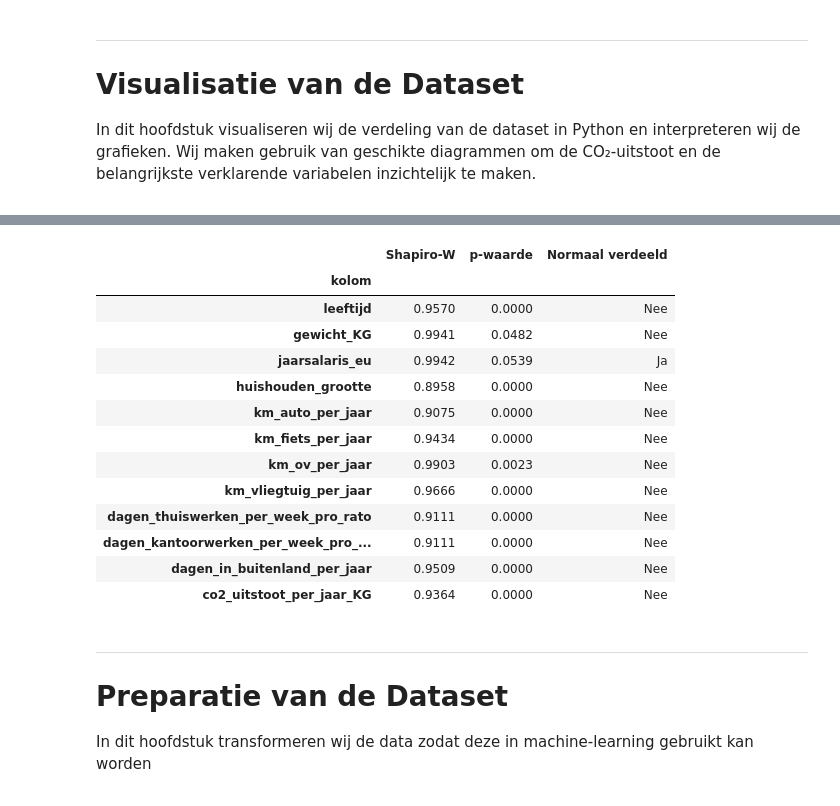
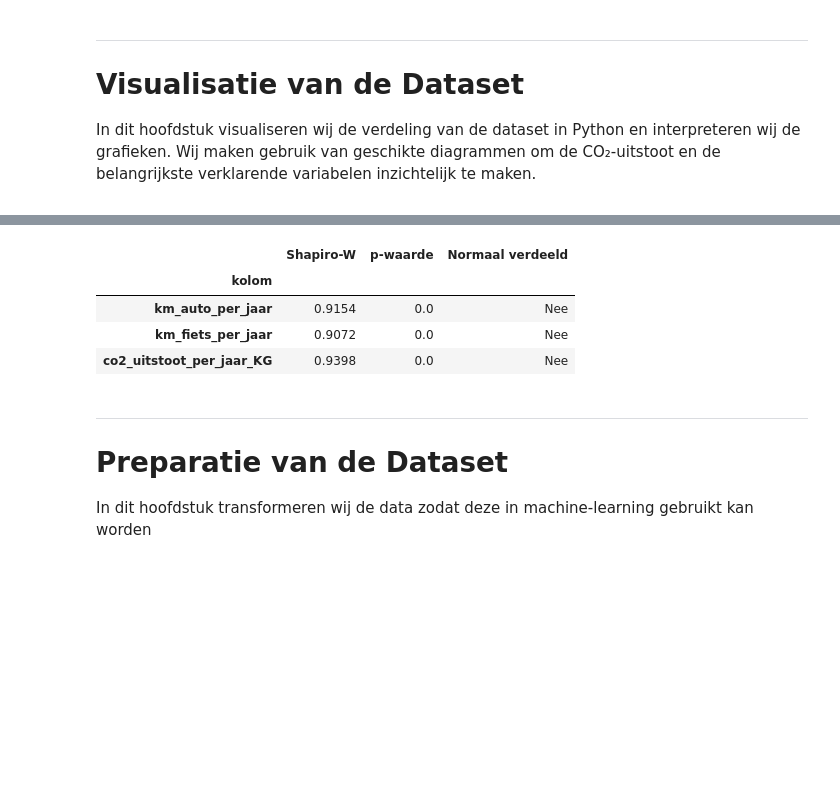
Before and after one commit to EchoinSilences/WiskundePortfolioHHS, a Jupyter notebook: Onderzoek.ipynb, the cells around one changed output, grey strips where cells are left out. Cells and saved outputs as stored; diff of their text form; code cells hidden in the pictures; blank space fills up the shorter version.

```diff
--- a/Onderzoek.ipynb
+++ b/Onderzoek.ipynb
@@ -248,37 +256,25 @@ plt.show()
 # %%
 # Python: Toets, met behulp van statistiek, of de verdelingen normaal verdeeld zijn.
 # Shapiro-Wilk toets voor alle numerieke kolommen (max 500 rijen vanwege gevoeligheid bij grote datasets)
 
-numeric_cols = df.select_dtypes(include='number').columns.drop('persoon_ID', errors='ignore')
-
 resultaten = []
-for col in numeric_cols:
-    steekproef = df[col].dropna().sample(min(500, len(df)), random_state=42)
-    stat, p = stats.shapiro(steekproef)
+for col in gekozen_vars + [target]:
+    stat, p = stats.shapiro(df[col])
     resultaten.append({
         'kolom': col,
         'Shapiro-W': round(stat, 4),
         'p-waarde': round(p, 4),
         'Normaal verdeeld': 'Ja' if p > 0.05 else 'Nee'
     })
 
 shapiro_df = pd.DataFrame(resultaten).set_index('kolom')
 display(shapiro_df)
 # %% [output]
 |  | Shapiro-W | p-waarde | Normaal verdeeld |
 | kolom |  |  |  |
-| leeftijd | 0.9570 | 0.0000 | Nee |
-| gewicht_KG | 0.9941 | 0.0482 | Nee |
-| jaarsalaris_eu | 0.9942 | 0.0539 | Ja |
-| huishouden_grootte | 0.8958 | 0.0000 | Nee |
-| km_auto_per_jaar | 0.9075 | 0.0000 | Nee |
-| km_fiets_per_jaar | 0.9434 | 0.0000 | Nee |
-| km_ov_per_jaar | 0.9903 | 0.0023 | Nee |
-| km_vliegtuig_per_jaar | 0.9666 | 0.0000 | Nee |
-| dagen_thuiswerken_per_week_pro_rato | 0.9111 | 0.0000 | Nee |
-| dagen_kantoorwerken_per_week_pro_... | 0.9111 | 0.0000 | Nee |
-| dagen_in_buitenland_per_jaar | 0.9509 | 0.0000 | Nee |
-| co2_uitstoot_per_jaar_KG | 0.9364 | 0.0000 | Nee |
+| km_auto_per_jaar | 0.9154 | 0.0 | Nee |
+| km_fiets_per_jaar | 0.9072 | 0.0 | Nee |
+| co2_uitstoot_per_jaar_KG | 0.9398 | 0.0 | Nee |
 # %% [markdown]
 <div style="font-family: 'Times New Roman', serif; line-height: 1.3;">
 
```
Also changed, not shown: parts of 3 cells of this notebook.
